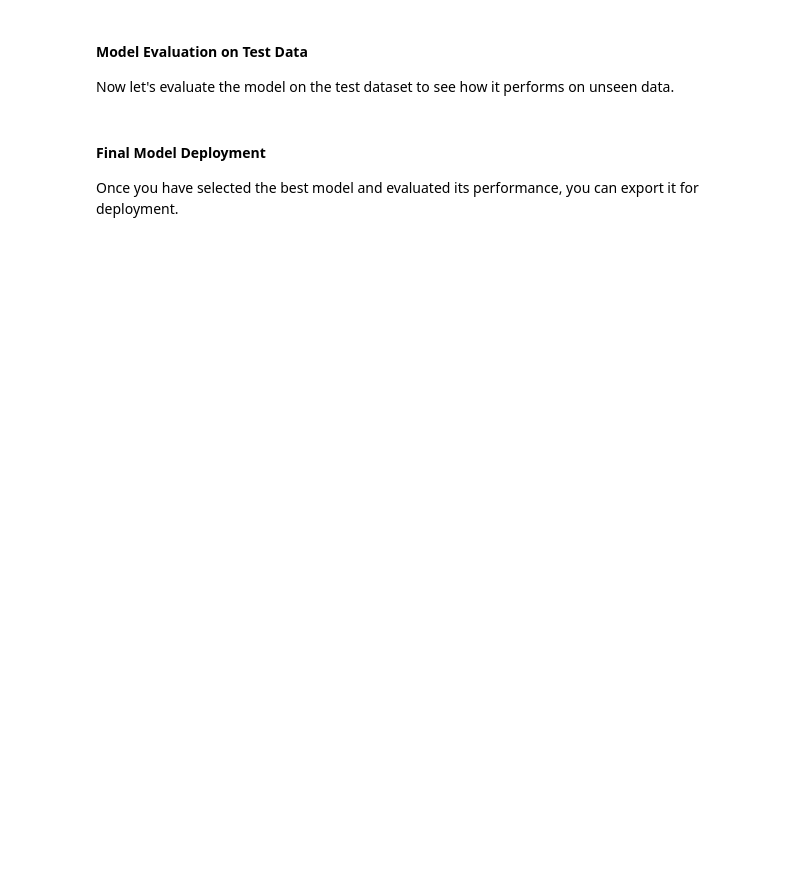
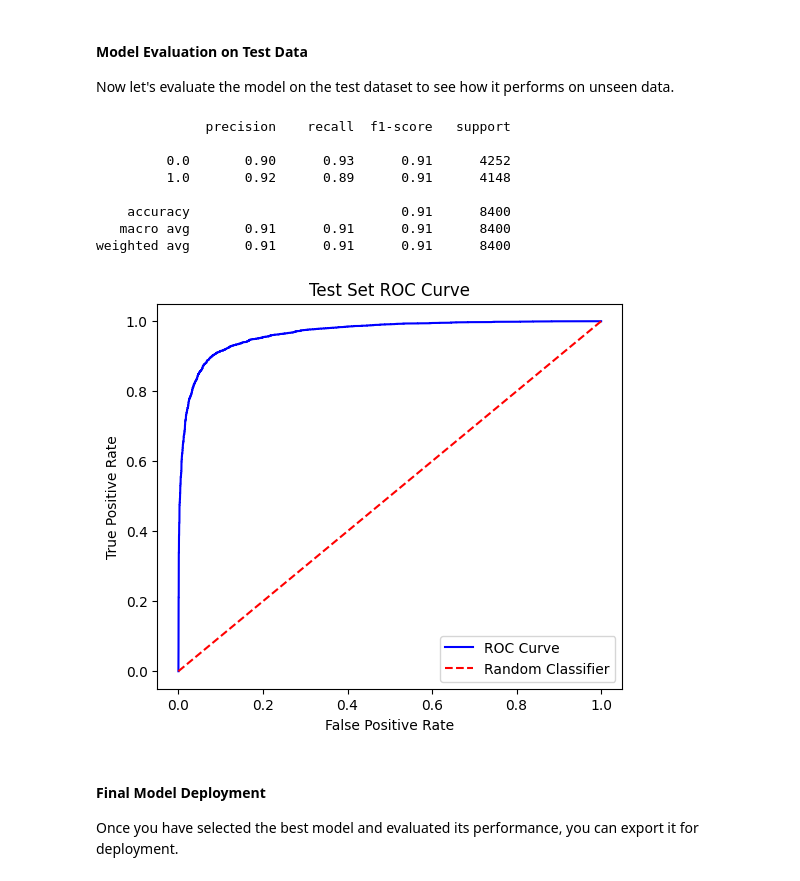
Before and after one commit to janaveniice/UoG-DA_Group17, a Jupyter notebook: los-nlos-model/model.ipynb, the cells around one changed output. Cells and saved outputs as stored; diff of their text form; code cells hidden in the pictures; blank space fills up the shorter version.

```diff
--- a/los-nlos-model/model.ipynb
+++ b/los-nlos-model/model.ipynb
@@ -785,27 +1015,35 @@ print(classification_report(y_test, y_pred))
 
 Now let's evaluate the model on the test dataset to see how it performs on unseen data.
 # %%
-from sklearn.metrics import (
-    classification_report,
-)  # For precision, recall, f1-score, and support
-
+from sklearn.metrics import classification_report, roc_curve
+import matplotlib.pyplot as plt
 #  model predictions on the test set
 y_test_pred = best_rf_model.predict(X_test)
 
 print(classification_report(y_test, y_test_pred))
 
 # AUC ROC curve => Receiver Operating Characteristic curve
 fpr, tpr, thresholds = roc_curve(y_test, best_rf_model.predict_proba(X_test)[:, 1])
 
 # Plot graph
 plt.figure(figsize=(6, 5))
 plt.plot(fpr, tpr, color="b", label="ROC Curve")
 plt.plot([0, 1], [0, 1], color="r", linestyle="--", label="Random Classifier")
 plt.xlabel("False Positive Rate")
 plt.ylabel("True Positive Rate")
 plt.title("Test Set ROC Curve")
 plt.legend(loc="lower right")
 plt.show()
+# %% [output]
+              precision    recall  f1-score   support
+
+         0.0       0.90      0.93      0.91      4252
+         1.0       0.92      0.89      0.91      4148
+
+    accuracy                           0.91      8400
+   macro avg       0.91      0.91      0.91      8400
+weighted avg       0.91      0.91      0.91      8400
+[figure, added]
 # %% [markdown]
 #### **Final Model Deployment**
 
```
Also changed, not shown: parts of 32 cells of this notebook, 8 other files.
